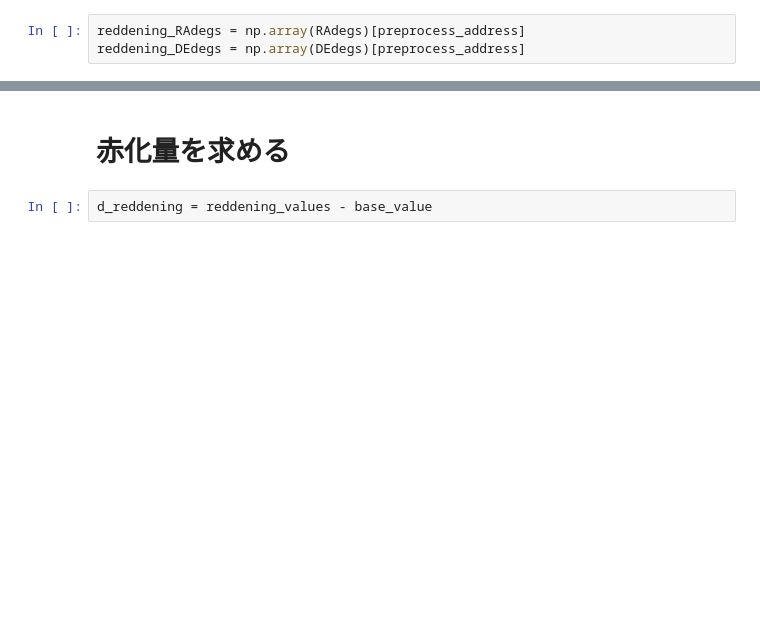
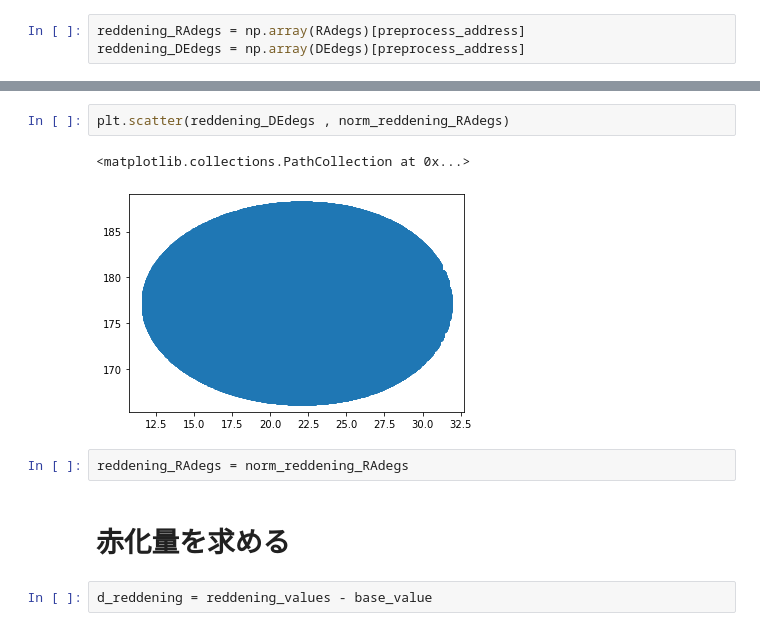
Before and after one commit to ShingoHattori/Interstellar_reddening, a Jupyter notebook: src/main.ipynb, the cells around one changed output, grey strips where cells are left out. Saved outputs shown, nothing was run; the diff lists cells and outputs as text; blank space fills up the shorter version.

```diff
--- a/src/main.ipynb
+++ b/src/main.ipynb
@@ -168,3 +190,10 @@ plt.scatter(reddening_DEdegs , reddening_RAdegs )
+# %%
+plt.scatter(reddening_DEdegs , norm_reddening_RAdegs)
+# %% [output]
+<matplotlib.collections.PathCollection at 0x...>
+[figure, added]
+# %%
+reddening_RAdegs = norm_reddening_RAdegs
 # %% [markdown]
 # 赤化量を求める
 # %%
```
Also changed, not shown: parts of 13 cells of this notebook.
